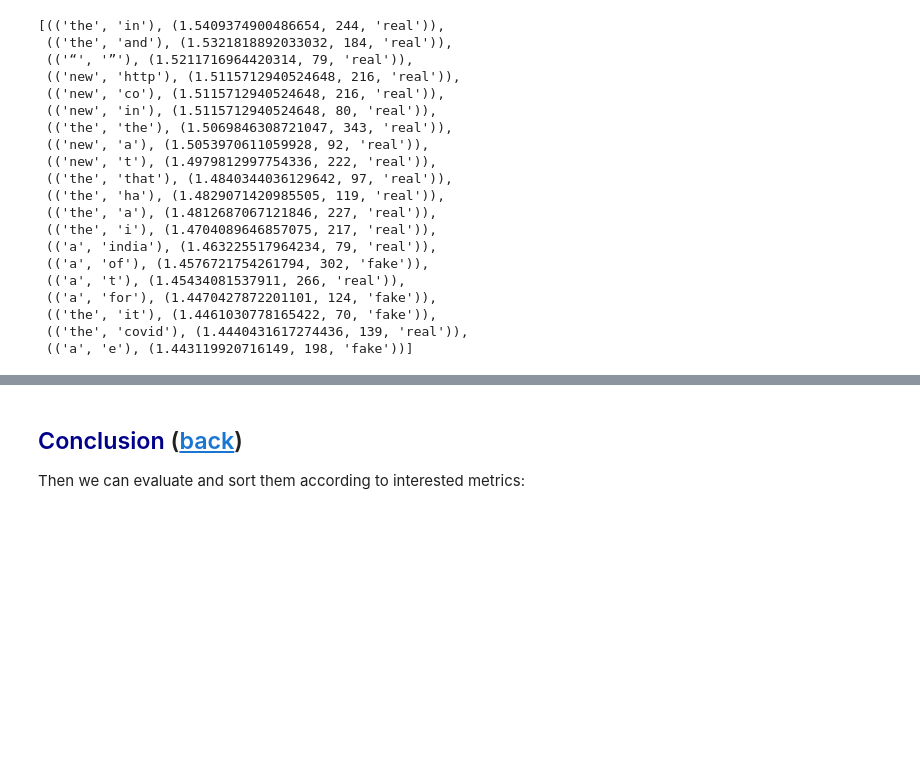
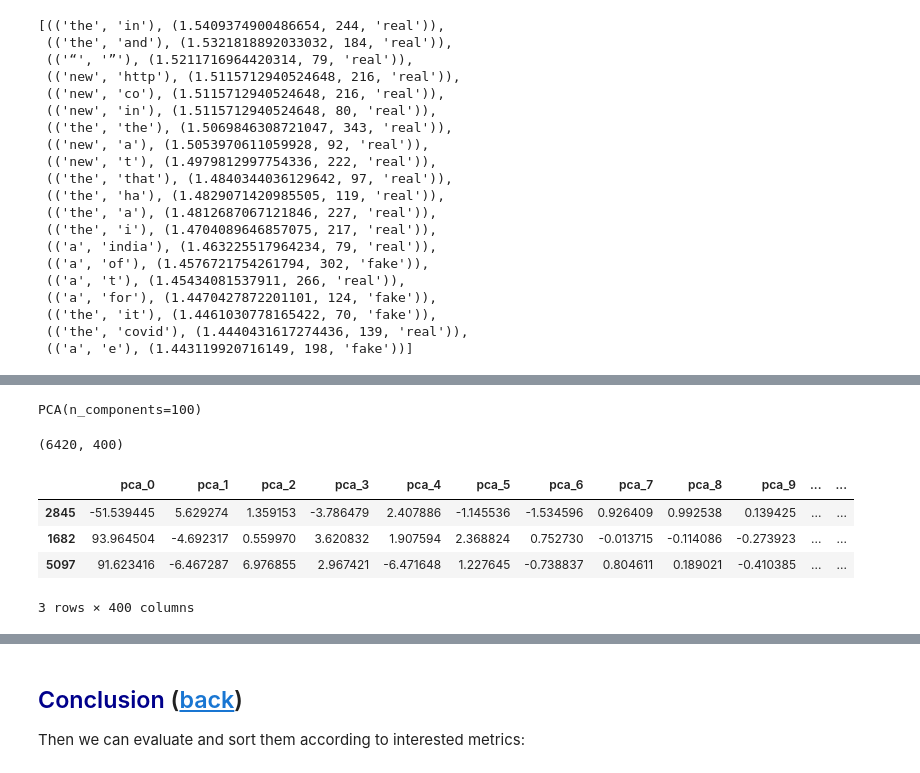
Before and after one commit to johnklee/ml_articles, a Jupyter notebook: analytics_vidhya/A_guide_to_feature_engineering_in_nlp/notebook.ipynb, the cells around one changed output, grey strips where cells are left out. Cells and saved outputs as stored; diff of their text form; code cells hidden in the pictures; blank space fills up the shorter version.

```diff
--- a/analytics_vidhya/A_guide_to_feature_engineering_in_nlp/notebook.ipynb
+++ b/analytics_vidhya/A_guide_to_feature_engineering_in_nlp/notebook.ipynb
@@ -1060,0 +1174,21 @@ weighted avg       0.93      0.93      0.93      2140
+# %%
+pca_n_component = 100
+pca_columns = columns=[f'pca_{i}' for i in range(pca_n_component)]
+pca = PCA(n_components=pca_n_component)
+pca.fit(X_train)
+# %% [output]
+PCA(n_components=100)
+# %%
+# Prepare PCA(100) on tf-idf + feature engineering
+X_train_pca_df = pd.DataFrame(pca.transform(X_train),
+                              columns=pca_columns)
+X_test_pca_df = pd.DataFrame(pca.transform(X_test),
+                             columns=pca_columns)
+# %%
+# Prepare word2vec(300)
+X_train_w2v_df = text2w2v(train_df, only_w2v=True)
+X_test_w2v_df = text2w2v(test_df, only_w2v=True)
+# %%
+# Combine PCA(100) + word2vec(300)
+X_train = pd.concat([X_train_pca_df, X_train_w2v_df], axis=1)
+X_test = pd.concat([X_test_pca_df, X_test_w2v_df], axis=1)
@@ -1060,0 +1198,10 @@ weighted avg       0.93      0.93      0.93      2140
+# %%
+print(X_train.shape)
+X_train.sample(n=3)
+# %% [output]
+(6420, 400)
+|  | pca_0 | pca_1 | pca_2 | pca_3 | pca_4 | pca_5 | pca_6 | pca_7 | pca_8 | pca_9 | ... | ... |
+| 2845 | -51.539445 | 5.629274 | 1.359153 | -3.786479 | 2.407886 | -1.145536 | -1.534596 | 0.926409 | 0.992538 | 0.139425 | ... | ... |
+| 1682 | 93.964504 | -4.692317 | 0.559970 | 3.620832 | 1.907594 | 2.368824 | 0.752730 | -0.013715 | -0.114086 | -0.273923 | ... | ... |
+| 5097 | 91.623416 | -6.467287 | 6.976855 | 2.967421 | -6.471648 | 1.227645 | -0.738837 | 0.804611 | 0.189021 | -0.410385 | ... | ... |
+3 rows × 400 columns
```
Also changed, not shown: parts of 81 cells of this notebook, 1 other file.
